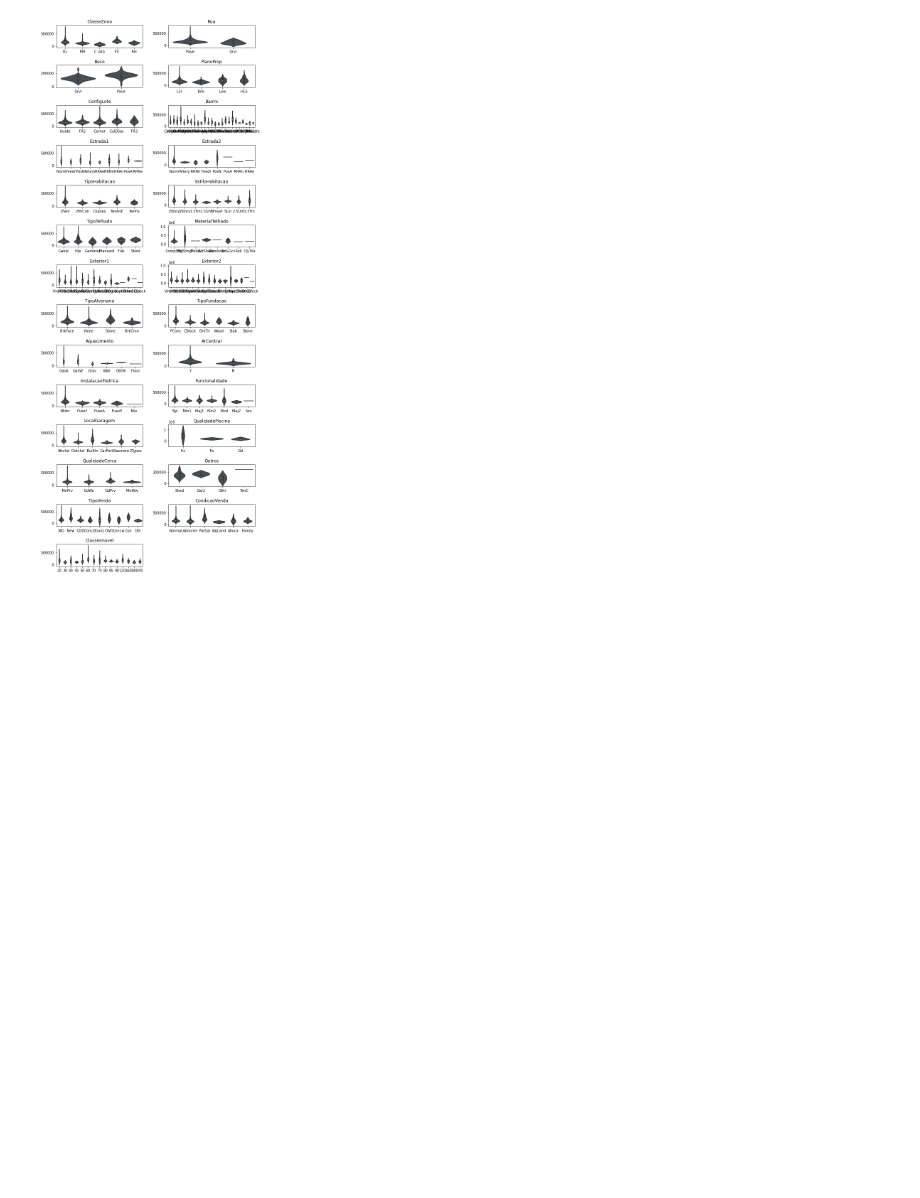
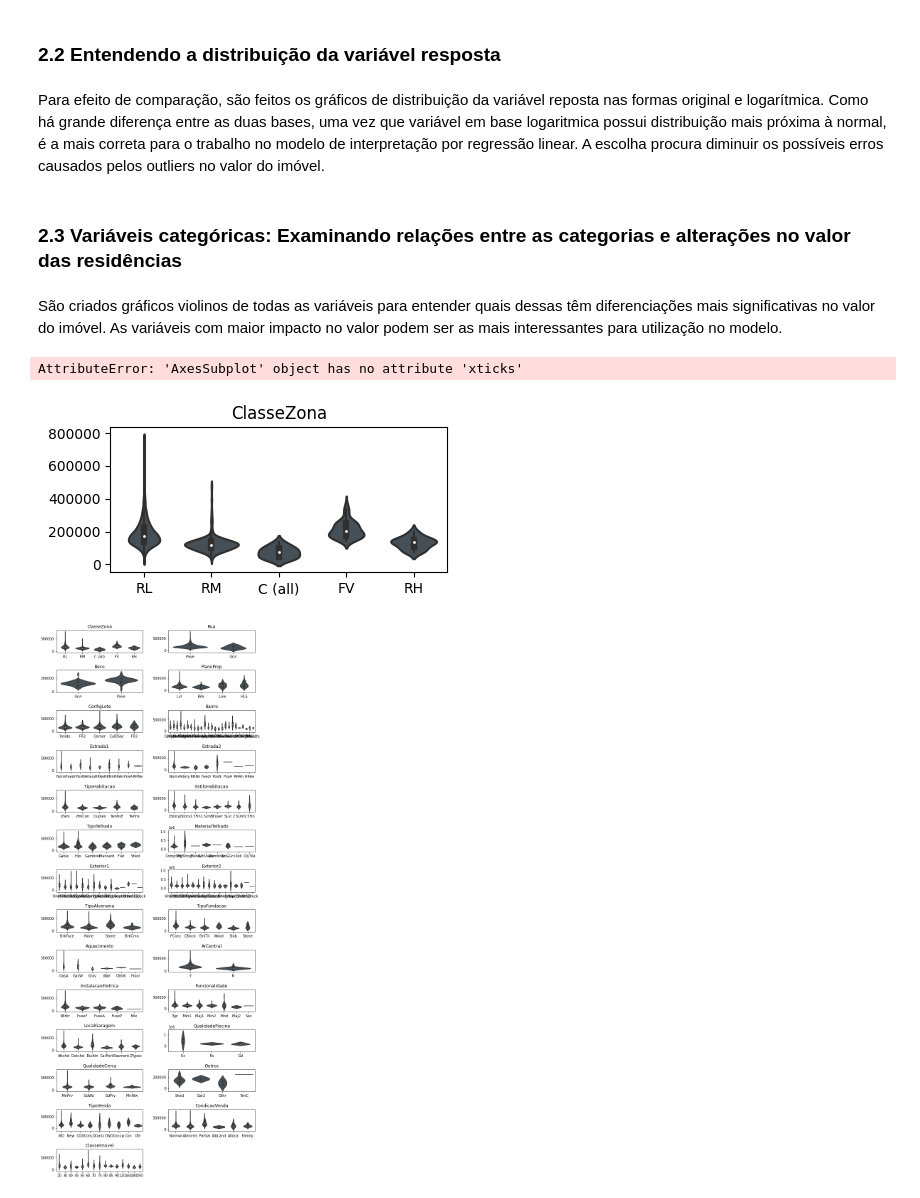
Before and after one commit to LissesCastro/Desafio-Regressao, a Jupyter notebook: Regressao_Valor_de_Imovel_Tera.ipynb, the cells around one changed output. Cells and saved outputs as stored; diff of their text form; code cells hidden in the pictures; blank space fills up the shorter version.

```diff
--- a/Regressao_Valor_de_Imovel_Tera.ipynb
+++ b/Regressao_Valor_de_Imovel_Tera.ipynb
@@ -104,3 +0,0 @@ def metrics_report(y, y_pred, dataset_name='valid'):
-# %%
-#base original
-base = pd.read_csv('base.csv', skipinitialspace=True)
@@ -157,16 +0,0 @@ São criados gráficos violinos de todas as variáveis para entender quais dessa
-# %%
-#Area de figura
-fig = plt.figure(figsize=(10,90))
-fig.subplots_adjust(hspace=0.8, wspace=0.3)
-total_plots = len(v_categoricas)
-i = 0
-
-#Iteração nas variáveis categóricas ordinais
-for var in cat_ordinal:
-    ax = fig.add_subplot(total_plots, 2, i+1)
-
-    sns.violinplot(x=var, y=v_resposta, data=base, ax=ax, color='#435058')
-    ax.set_title(var)
-    ax.set_ylabel('')
-    ax.set_xlabel('')
-    i += 1
@@ -174,0 +143,20 @@ for var in cat_ordinal:
+# %%
+#Variável resposta
+var_resp = 'PrecoVenda'
+
+#Lista das variáveis numéricas
+var_num = base.select_dtypes(include=["int", "float"]).columns.to_list()
+var_num.remove(var_resp)
+var_num.remove('ClasseImovel') #Removida pois é categórica
+
+#Lista das variáveis categóricas
+v_cat = base.select_dtypes(exclude=["int", "float"]).columns.to_list()
+v_cat.append('ClasseImovel')
+
+#Distinção das variáveis categóricas, a diferenciação entre cardinais e ordinais nesse caso foi realizada para facilitar a visualização dos gráficos
+v_cat_ord = ['FormaProp', 'Servicos', 'InclinacaoLote', 'Qualidade', 'Condicao', 'QualidadeCobertura', 'CondicaoExterna', 'AlturaPorao', 'CondicaoPorao', 'ParedePorao', 'TipoAcabPorao1', 'TipoAcabPorao2', 'QualidadeAquecimento', 'QualidadeCozinha', 'QualdiadeLareira', 'AcabamentoGaragem', 'QualidadeGaragem', 'CondicaoGaragem', 'EntradaPavimentada']
+v_cat_card = [x for x in v_cat if x not in v_cat_ord]
+# %% [markdown]
+### 2.2 Entendendo a distribuição da variável resposta
+# %% [markdown]
+Para efeito de comparação, são feitos os gráficos de distribuição da variável reposta nas formas original e logarítmica. Como há grande diferença entre as duas bases, uma vez que variável em base logaritmica possui distribuição mais próxima à normal, é a mais correta para o trabalho no modelo de interpretação por regressão linear. A escolha procura diminuir os possíveis erros causados pelos outliers no valor do imóvel.
@@ -175,3 +176,12 @@ for var in cat_ordinal:
+# %% [markdown]
+### 2.3 Variáveis categóricas: Examinando relações entre as categorias e alterações no valor das residências
+# %% [markdown]
+São criados gráficos violinos de todas as variáveis para entender quais dessas têm diferenciações mais significativas no valor do imóvel. As variáveis com maior impacto no valor podem ser as mais interessantes para utilização no modelo.
+# %%
+plota_cat(variaveis=v_cat_card, figsize=(10,90))
+# %% [output]
+AttributeError: 'AxesSubplot' object has no attribute 'xticks'
+[figure, added]
 # %%
 #Area de figura
 fig = plt.figure(figsize=(10,90))
```
Also changed, not shown: parts of 29 cells of this notebook, 6 other files.
